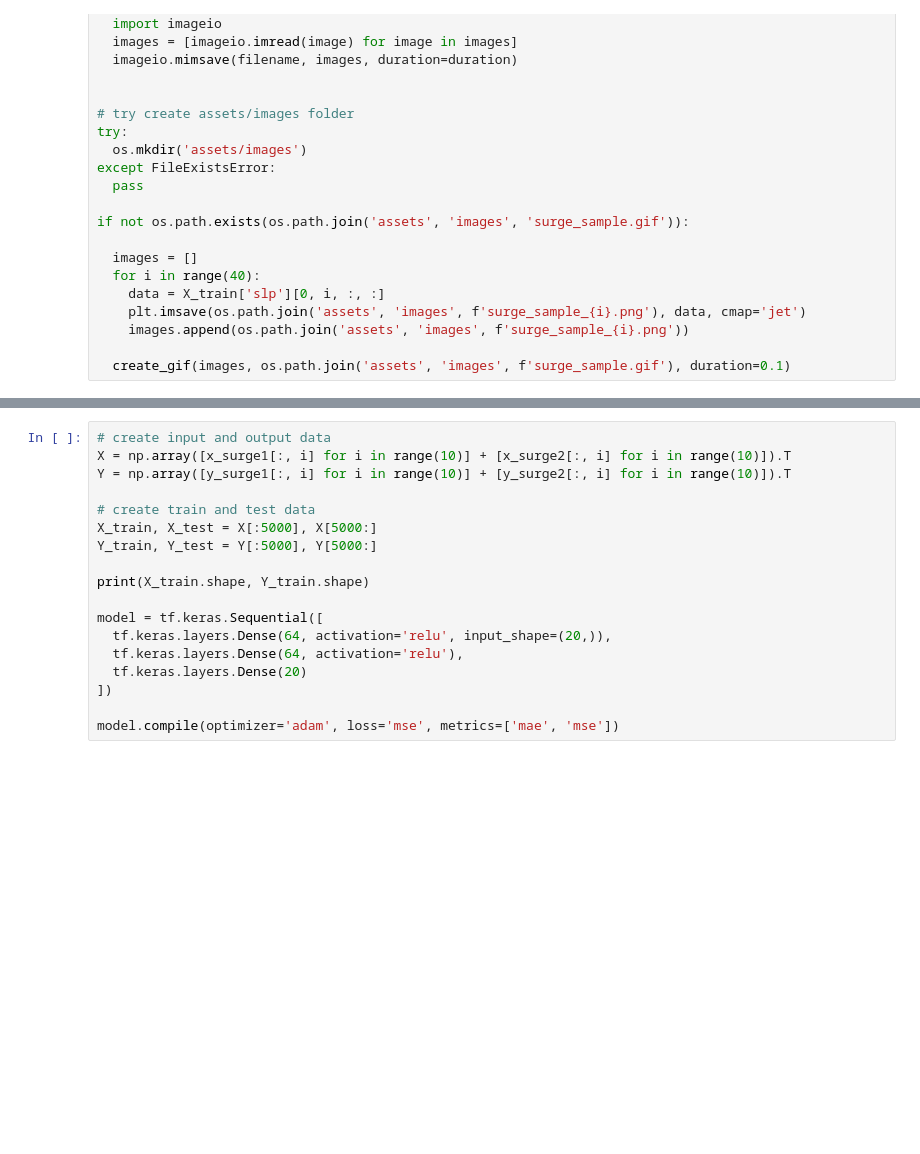
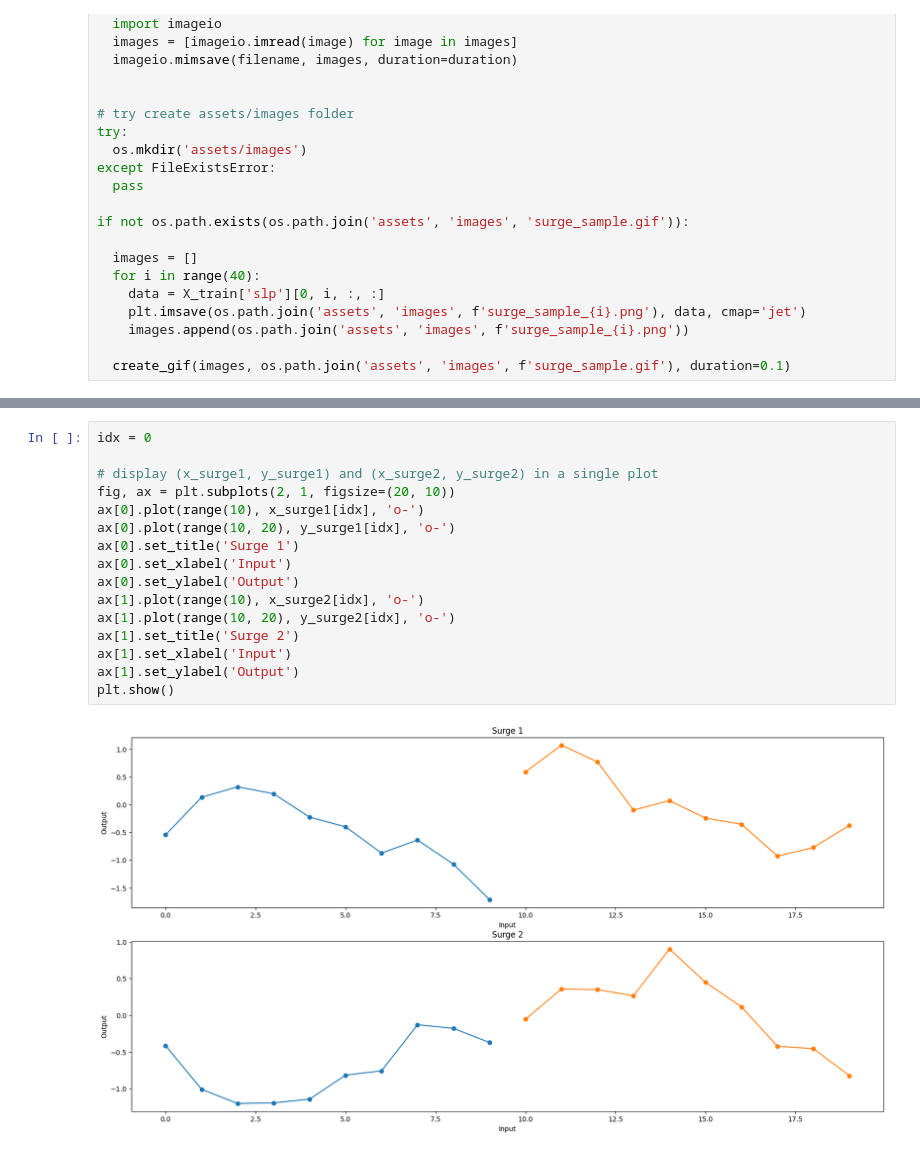
Before and after one commit to Entador/can-you-predict-the-tide, a Jupyter notebook: prediction.ipynb, the cells around one changed output, grey strips where cells are left out. Drawn from its saved outputs; the diff is of its cells as text; blank space fills up the shorter version.

```diff
--- a/prediction.ipynb
+++ b/prediction.ipynb
@@ -141,18 +155,18 @@ print(x_surge1.shape, y_surge1.shape)
-# %%
-# create input and output data
-X = np.array([x_surge1[:, i] for i in range(10)] + [x_surge2[:, i] for i in range(10)]).T
-Y = np.array([y_surge1[:, i] for i in range(10)] + [y_surge2[:, i] for i in range(10)]).T
-
-# create train and test data
-X_train, X_test = X[:5000], X[5000:]
-Y_train, Y_test = Y[:5000], Y[5000:]
-
-print(X_train.shape, Y_train.shape)
-
-model = tf.keras.Sequential([
-  tf.keras.layers.Dense(64, activation='relu', input_shape=(20,)),
-  tf.keras.layers.Dense(64, activation='relu'),
-  tf.keras.layers.Dense(20)
-])
-
-model.compile(optimizer='adam', loss='mse', metrics=['mae', 'mse'])
+# %%
+idx = 0
+
+# display (x_surge1, y_surge1) and (x_surge2, y_surge2) in a single plot
+fig, ax = plt.subplots(2, 1, figsize=(20, 10))
+ax[0].plot(range(10), x_surge1[idx], 'o-')
+ax[0].plot(range(10, 20), y_surge1[idx], 'o-')
+ax[0].set_title('Surge 1')
+ax[0].set_xlabel('Input')
+ax[0].set_ylabel('Output')
+ax[1].plot(range(10), x_surge2[idx], 'o-')
+ax[1].plot(range(10, 20), y_surge2[idx], 'o-')
+ax[1].set_title('Surge 2')
+ax[1].set_xlabel('Input')
+ax[1].set_ylabel('Output')
+plt.show()
+# %% [output]
+[figure, added]
```
Also changed, not shown: parts of 8 cells of this notebook, 1 other file.
